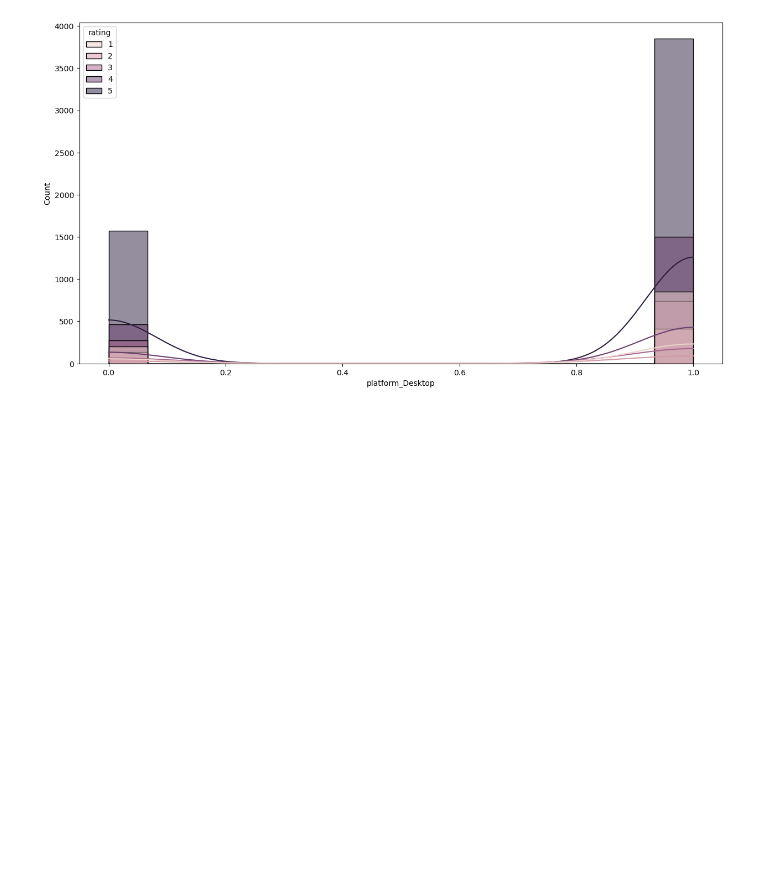
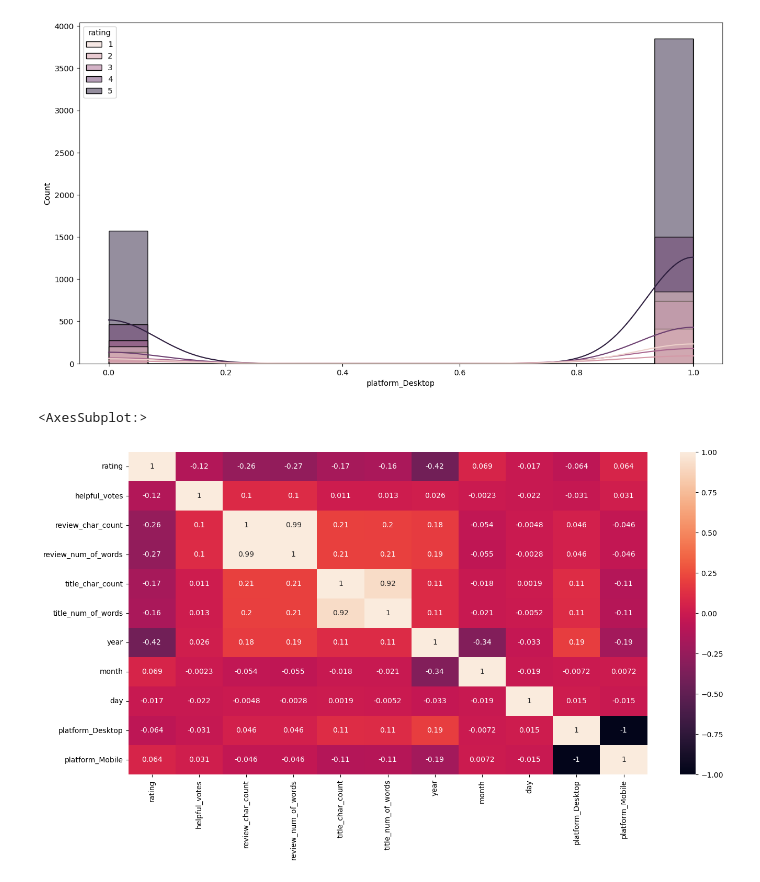
Before and after one commit to MaukanMir/Singapore-Airline-Reviews, a Jupyter notebook: training.ipynb, the cells around one changed output. Drawn from its saved outputs; the diff is of its cells as text; code cells hidden in the pictures; blank space fills up the shorter version.

```diff
--- a/training.ipynb
+++ b/training.ipynb
@@ -161,3 +161,10 @@ sns.histplot(data=df, x="platform_Desktop",kde=True, hue='rating')
 # %% [output]
 <AxesSubplot:xlabel='platform_Desktop', ylabel='Count'>
 [figure]
+# %%
+numeric_cols = df.select_dtypes(include=["uint8", "int64"])
+plt.figure(figsize=(16, 8))
+sns.heatmap(data =numeric_cols.corr(), annot=True)
+# %% [output]
+<AxesSubplot:>
+[figure, added]
```
